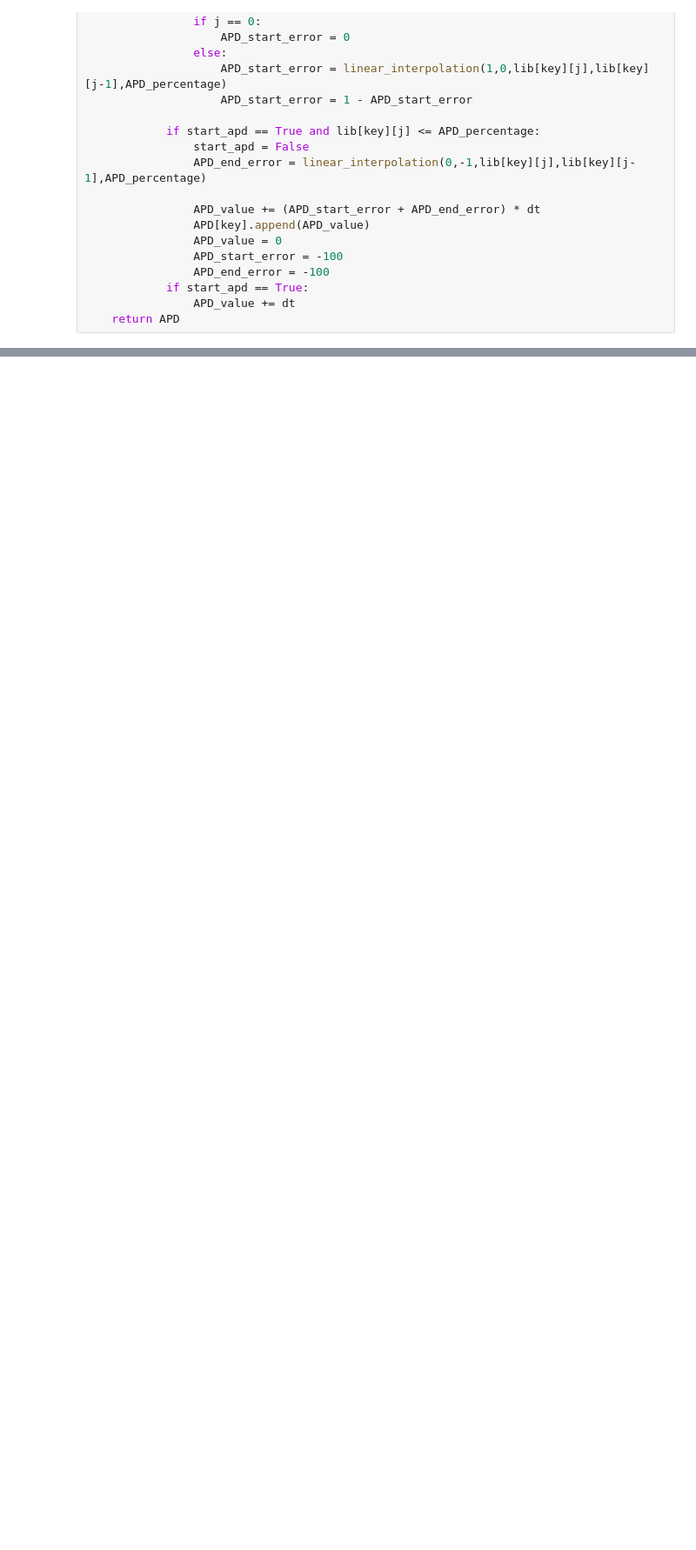
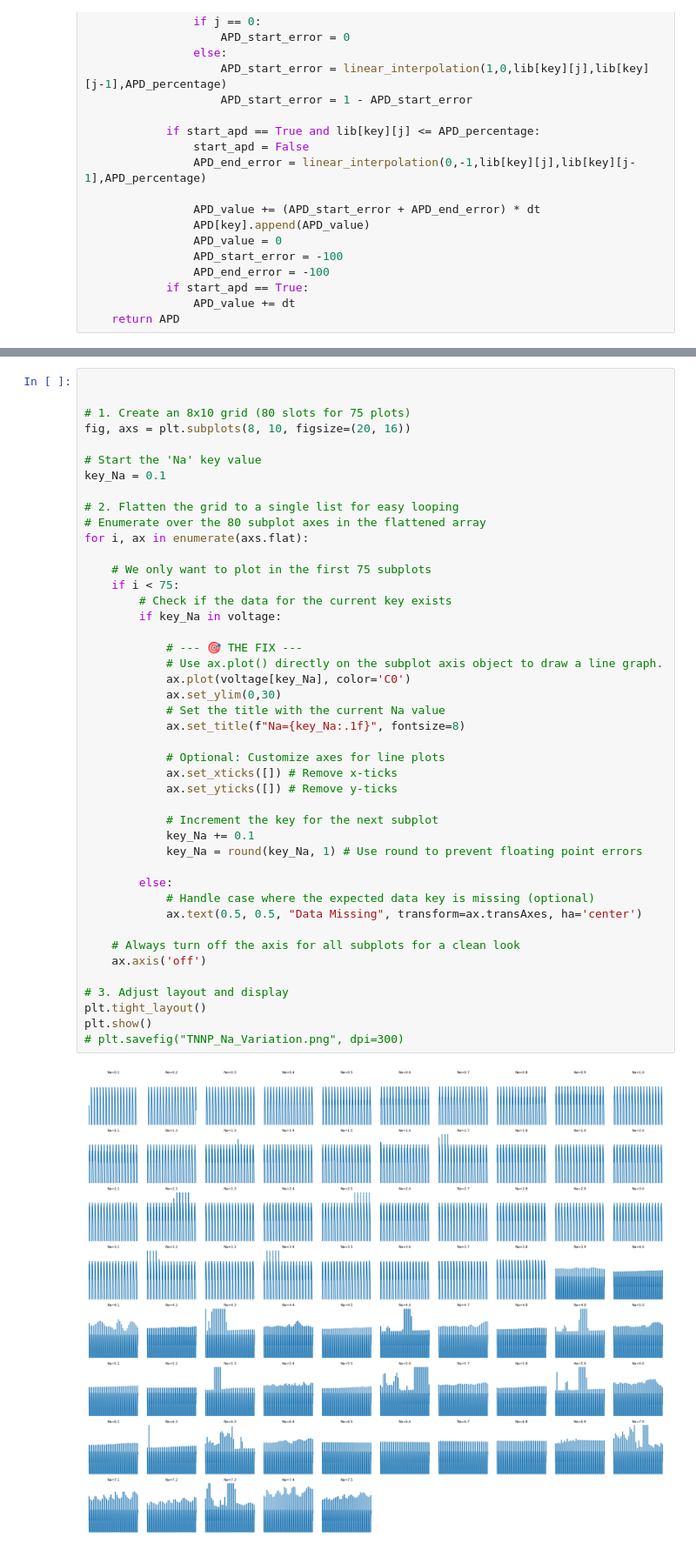
Before and after one commit to William-XiaodongAn/ovvr-sensitivity-analysis, a Jupyter notebook: TNNP_Na.ipynb, the cells around one changed output, grey strips where cells are left out. Shown at 87% size. Cells and saved outputs as stored; diff of their text form; blank space fills up the shorter version.

```diff
--- a/TNNP_Na.ipynb
+++ b/TNNP_Na.ipynb
@@ -86,0 +115,46 @@ plt.plot(voltage[5.1])
+# %%
+
+
+# 1. Create an 8x10 grid (80 slots for 75 plots)
+fig, axs = plt.subplots(8, 10, figsize=(20, 16))
+
+# Start the 'Na' key value
+key_Na = 0.1
+
+# 2. Flatten the grid to a single list for easy looping
+# Enumerate over the 80 subplot axes in the flattened array
+for i, ax in enumerate(axs.flat):
+
+    # We only want to plot in the first 75 subplots
+    if i < 75:
+        # Check if the data for the current key exists
+        if key_Na in voltage:
+
+            # --- 🎯 THE FIX ---
+            # Use ax.plot() directly on the subplot axis object to draw a line graph.
+            ax.plot(voltage[key_Na], color='C0')
+            ax.set_ylim(0,30)
+            # Set the title with the current Na value
+            ax.set_title(f"Na={key_Na:.1f}", fontsize=8)
+
+            # Optional: Customize axes for line plots
+            ax.set_xticks([]) # Remove x-ticks
+            ax.set_yticks([]) # Remove y-ticks
+
+            # Increment the key for the next subplot
+            key_Na += 0.1
+            key_Na = round(key_Na, 1) # Use round to prevent floating point errors
+
+        else:
+            # Handle case where the expected data key is missing (optional)
+            ax.text(0.5, 0.5, "Data Missing", transform=ax.transAxes, ha='center')
+
+    # Always turn off the axis for all subplots for a clean look
+    ax.axis('off')
+
+# 3. Adjust layout and display
+plt.tight_layout()
+plt.show()
+# plt.savefig("TNNP_Na_Variation.png", dpi=300)
+# %% [output]
+[figure, added]
```
Also changed, not shown: parts of 5 cells of this notebook, 6 other files.
